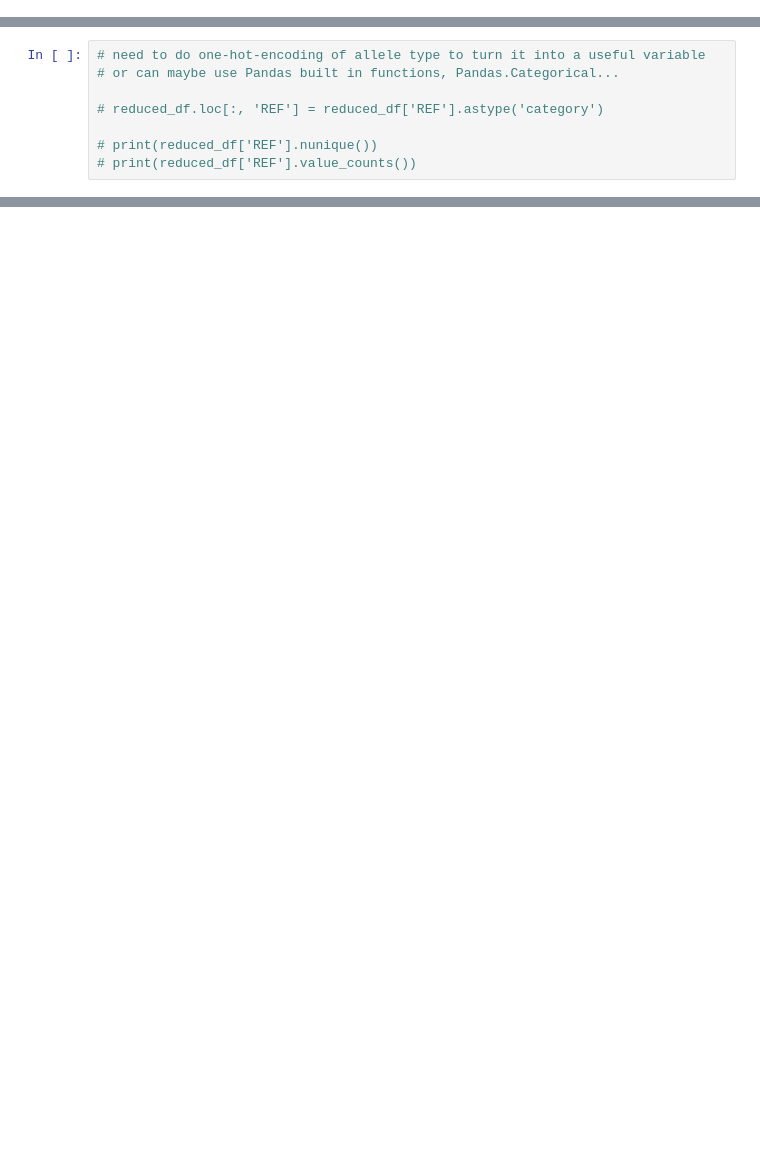
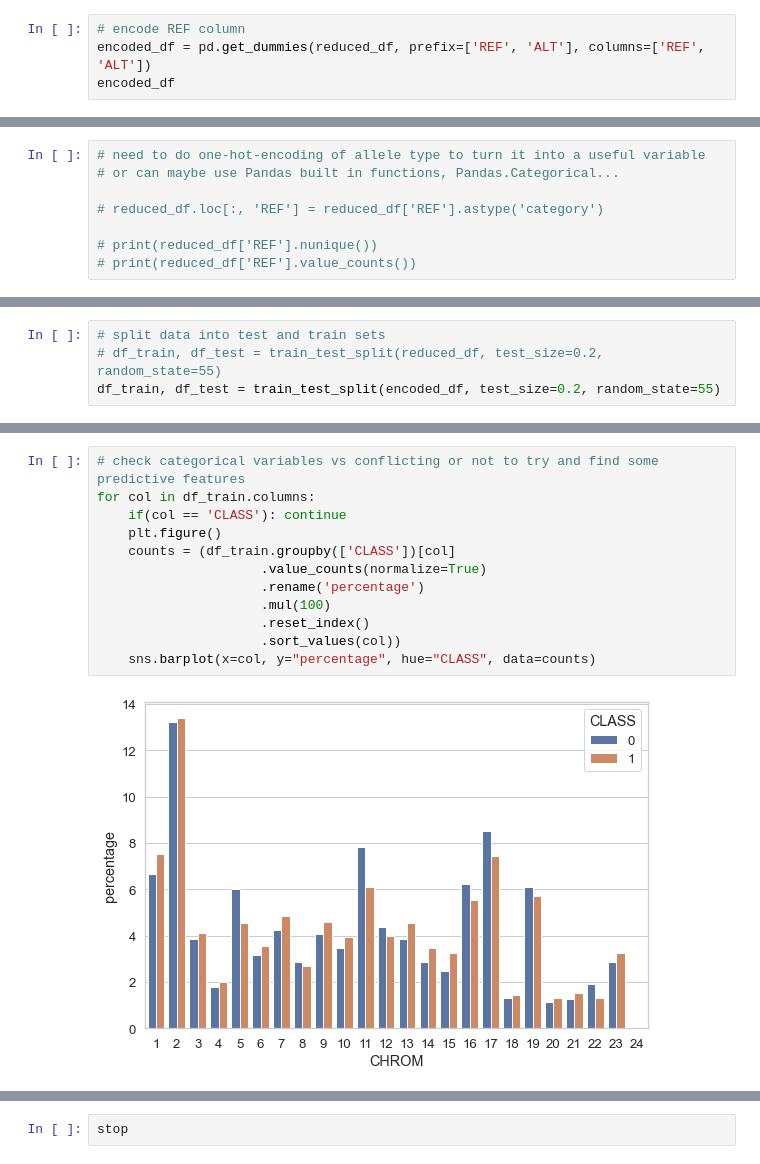
Before and after one commit to nkinnaird/GeneticVariantClassification, a Jupyter notebook: code/initialEDA.ipynb, the cells around one changed output, grey strips where cells are left out. Drawn from its saved outputs; the diff is of its cells as text; blank space fills up the shorter version.

```diff
--- a/code/initialEDA.ipynb
+++ b/code/initialEDA.ipynb
@@ -88,0 +102,4 @@ See the caveats in the documentation: https://pandas.pydata.org/pandas-docs/stab
+# %%
+# encode REF column
+encoded_df = pd.get_dummies(reduced_df, prefix=['REF', 'ALT'], columns=['REF', 'ALT'])
+encoded_df
@@ -99,2 +128,6 @@ df_train, df_test = train_test_split(reduced_df, test_size=0.2, random_state=42)
+# %%
+# split data into test and train sets
+# df_train, df_test = train_test_split(reduced_df, test_size=0.2, random_state=55)
+df_train, df_test = train_test_split(encoded_df, test_size=0.2, random_state=55)
 # %%
 # sns.pairplot(df_train, corner=True, height=1.5, plot_kws={'size': 3}, hue='CLASS');
@@ -112,0 +149,14 @@ sns.kdeplot(df_train.loc[df_train['CLASS'] == 1, 'CHROM'], color='b')
+# %%
+# check categorical variables vs conflicting or not to try and find some predictive features
+for col in df_train.columns:
+    if(col == 'CLASS'): continue
+    plt.figure()
+    counts = (df_train.groupby(['CLASS'])[col]
+                     .value_counts(normalize=True)
+                     .rename('percentage')
+                     .mul(100)
+                     .reset_index()
+                     .sort_values(col))
+    sns.barplot(x=col, y="percentage", hue="CLASS", data=counts)
+# %% [output]
+[figure, added]
@@ -112,0 +165,2 @@ sns.kdeplot(df_train.loc[df_train['CLASS'] == 1, 'CHROM'], color='b')
+# %%
+stop
```
Also changed, not shown: parts of 20 cells of this notebook.
